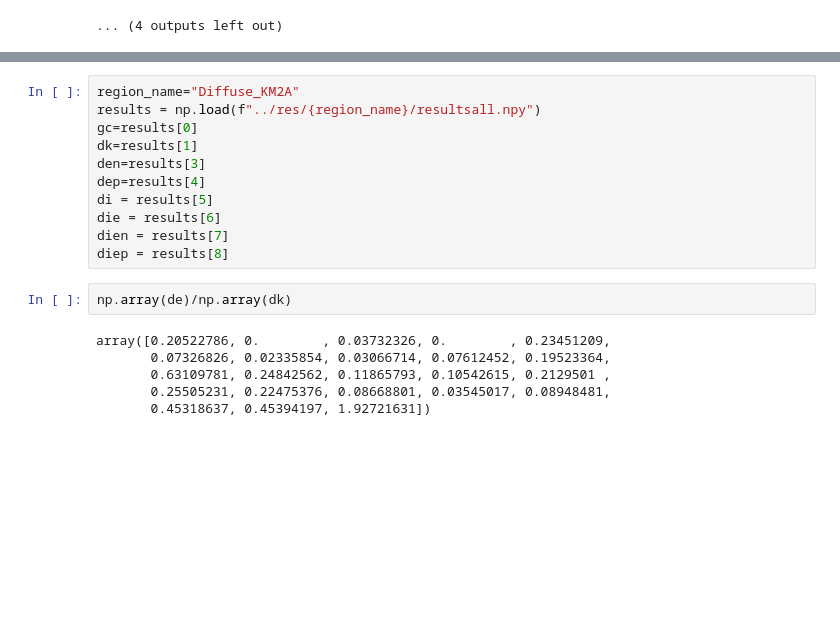
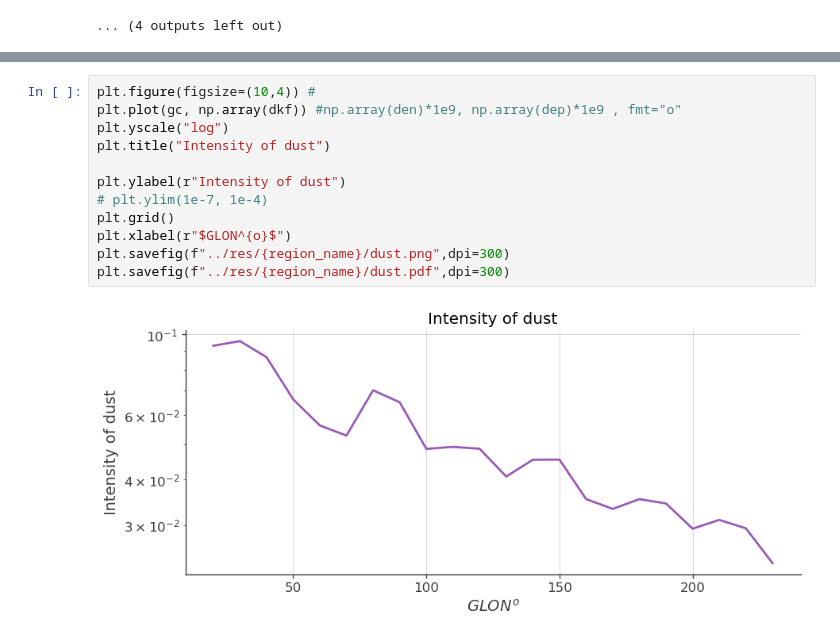
Before and after one commit to xiahouwenyu/3MLWCDA0.91, a Jupyter notebook: Standard/src/3MLnew_Diffuse_KM2A.ipynb, the cells around one changed output, grey strips where cells are left out. Saved outputs shown, nothing was run; the diff lists cells and outputs as text; blank space fills up the shorter version.

```diff
--- a/Standard/src/3MLnew_Diffuse_KM2A.ipynb
+++ b/Standard/src/3MLnew_Diffuse_KM2A.ipynb
@@ -208,19 +295,14 @@ np.save(f"../res/{region_name}/resultsall.npy",results)
-# %%
-region_name="Diffuse_KM2A"
-results = np.load(f"../res/{region_name}/resultsall.npy")
-gc=results[0]
-dk=results[1]
-den=results[3]
-dep=results[4]
-di = results[5]
-die = results[6]
-dien = results[7]
-diep = results[8]
-# %%
-np.array(de)/np.array(dk)
-# %% [output]
-array([0.20522786, 0.        , 0.03732326, 0.        , 0.23451209,
-       0.07326826, 0.02335854, 0.03066714, 0.07612452, 0.19523364,
-       0.63109781, 0.24842562, 0.11865793, 0.10542615, 0.2129501 ,
-       0.25505231, 0.22475376, 0.08668801, 0.03545017, 0.08948481,
-       0.45318637, 0.45394197, 1.92721631])
+# %%
+plt.figure(figsize=(10,4)) #
+plt.plot(gc, np.array(dkf)) #np.array(den)*1e9, np.array(dep)*1e9 , fmt="o"
+plt.yscale("log")
+plt.title("Intensity of dust")
+
+plt.ylabel(r"Intensity of dust")
+# plt.ylim(1e-7, 1e-4)
+plt.grid()
+plt.xlabel(r"$GLON^{o}$")
+plt.savefig(f"../res/{region_name}/dust.png",dpi=300)
+plt.savefig(f"../res/{region_name}/dust.pdf",dpi=300)
+# %% [output]
+[figure, added]
```
Also changed, not shown: parts of 7 cells of this notebook, 25 other files.
